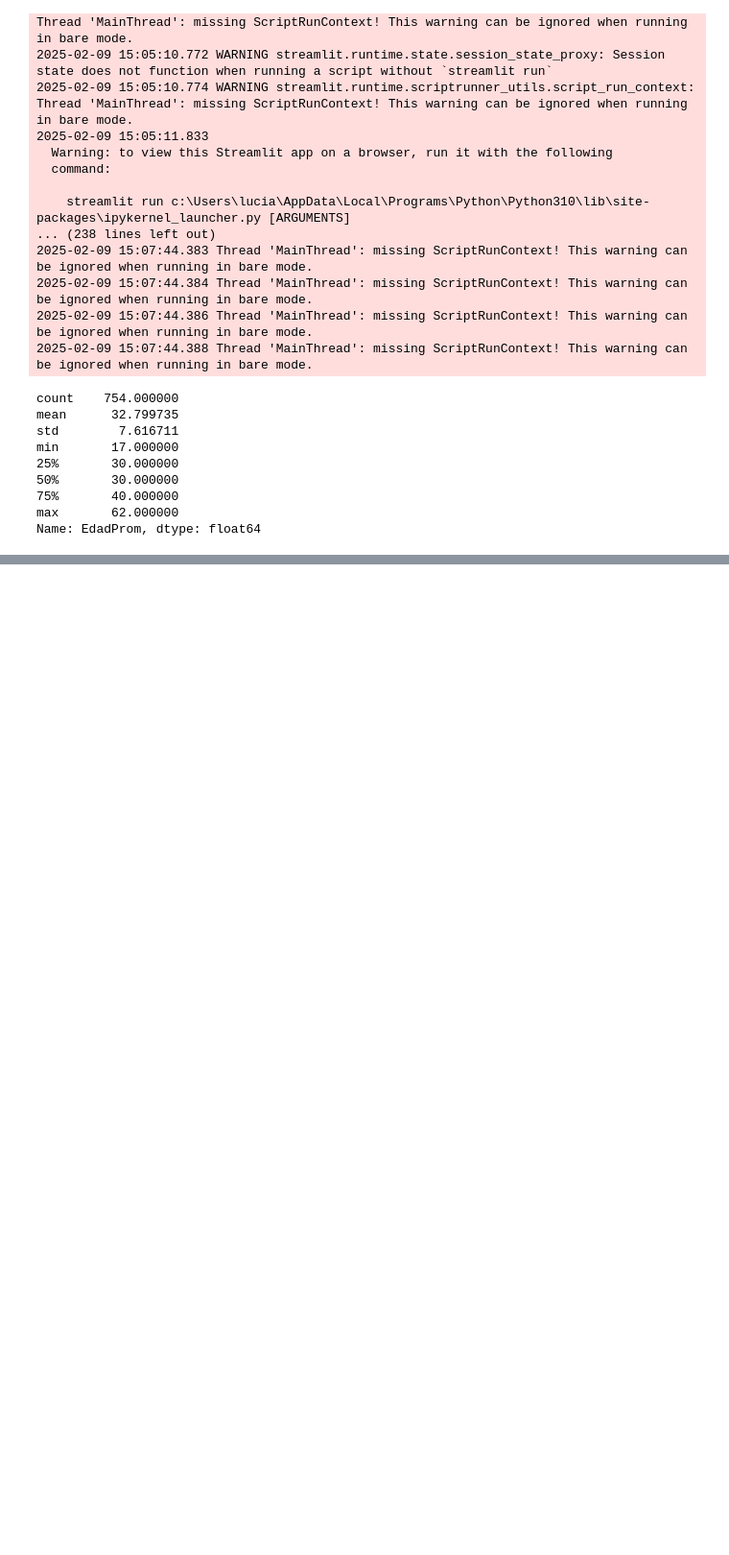
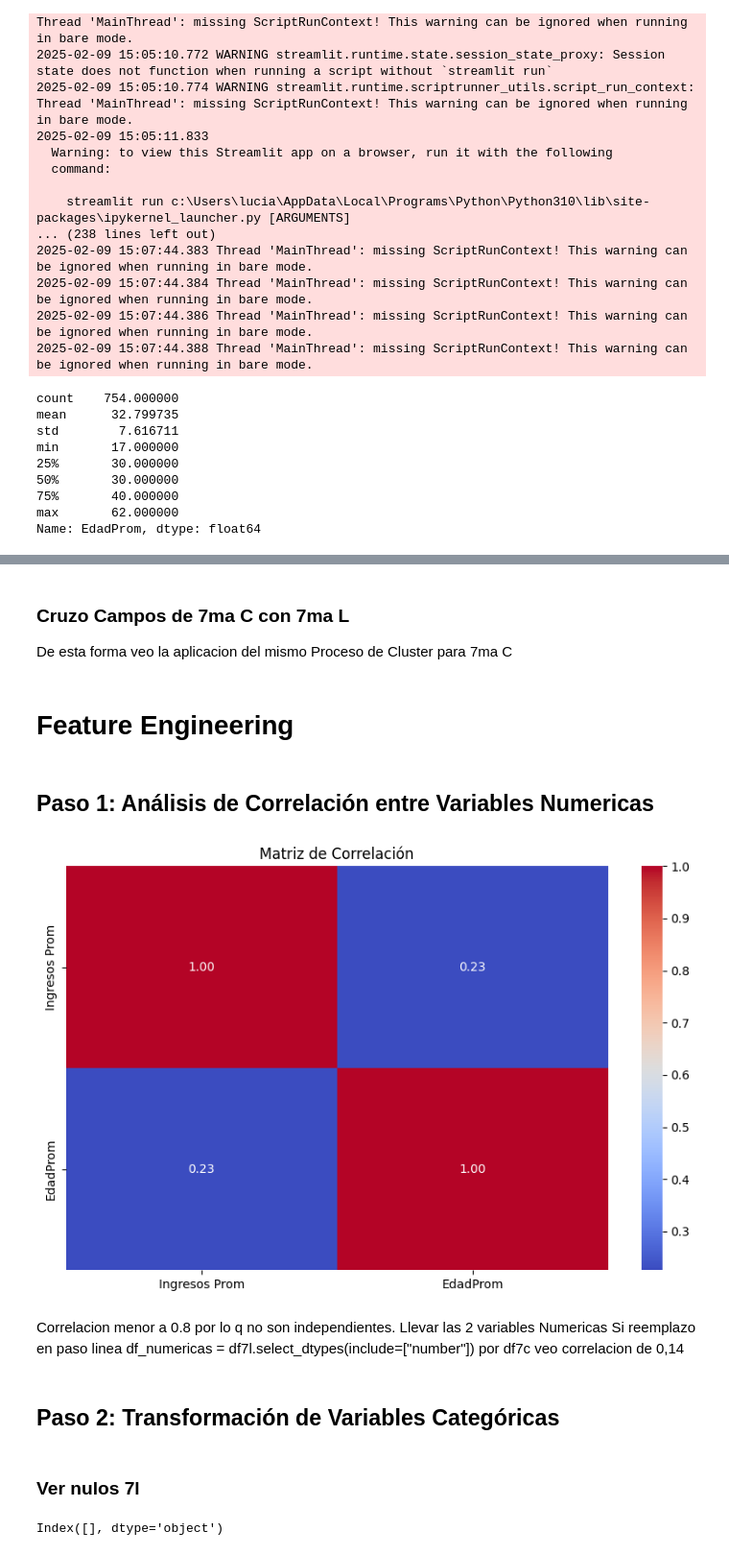
Before and after one commit to Luciano1120/data_manu, a Jupyter notebook: pruebasDataset.ipynb, the cells around one changed output, grey strips where cells are left out. Shown: that part at 96% size. Saved outputs shown, nothing was run; the diff lists cells and outputs as text; code cells hidden in the pictures; blank space fills up the shorter version.

```diff
--- a/pruebasDataset.ipynb
+++ b/pruebasDataset.ipynb
@@ -122,0 +108,15 @@ df.head()
+# %%
+#demora aprox 2:30'
+import debug
+import pandas as pd
+
+df7l=debug.df_consolidado_7l
+
+unicos = {}
+for columns in df7l.columns:
+    if columns != 'customerID':
+        unicos[columns] = str(df7l[columns].unique())
+
+unicos_7l = pd.DataFrame.from_dict(unicos,orient='index').reset_index()
+unicos_7l.columns = ['Caracteristica', 'Valores unicos']
+unicos_7l
@@ -122,0 +293,4 @@ df.head()
+# %% [markdown]
+### Cruzo Campos de 7ma C con 7ma L
+
+De esta forma veo la aplicacion del mismo Proceso de Cluster para 7ma C
@@ -122,0 +302,29 @@ df.head()
+# %% [markdown]
+# Feature Engineering
+# %% [markdown]
+## Paso 1: Análisis de Correlación entre Variables Numericas
+# %%
+import pandas as pd
+import seaborn as sns
+import matplotlib.pyplot as plt
+
+%matplotlib inline
+
+# Seleccionar solo variables numéricas
+df_numericas = df7l.select_dtypes(include=["number"]) #reemplazar por df7c si se quiere ver el otro dataset
+
+# Calcular la matriz de correlación
+corr_matrix = df_numericas.corr()
+
+# Visualizar la correlación
+plt.figure(figsize=(10,6))
+sns.heatmap(corr_matrix, annot=True, cmap="coolwarm", fmt=".2f")
+plt.title("Matriz de Correlación")
+plt.show()
+# %% [output]
+[figure, added]
+# %% [markdown]
+Correlacion menor a 0.8 por lo q no son independientes. Llevar las 2 variables Numericas
+Si reemplazo en paso linea df_numericas = df7l.select_dtypes(include=["number"]) por df7c veo correlacion de 0,14
+# %% [markdown]
+## Paso 2: Transformación de Variables Categóricas
@@ -122,0 +335,13 @@ df.head()
+# %% [markdown]
+### Ver nulos 7l
+# %%
+import pandas as pd
+import debug
+
+# Ver la cantidad de nulos por cada columna
+#debug.df_consolidado_7l_encoded.isnull().sum()
+
+#veo solo los nombres de las columnas con nulos
+debug.df_consolidado_7l_encoded.columns[debug.df_consolidado_7l_encoded.isnull().any()]
+# %% [output]
+Index([], dtype='object')
```
Also changed, not shown: parts of 69 cells of this notebook, 8 other files.
